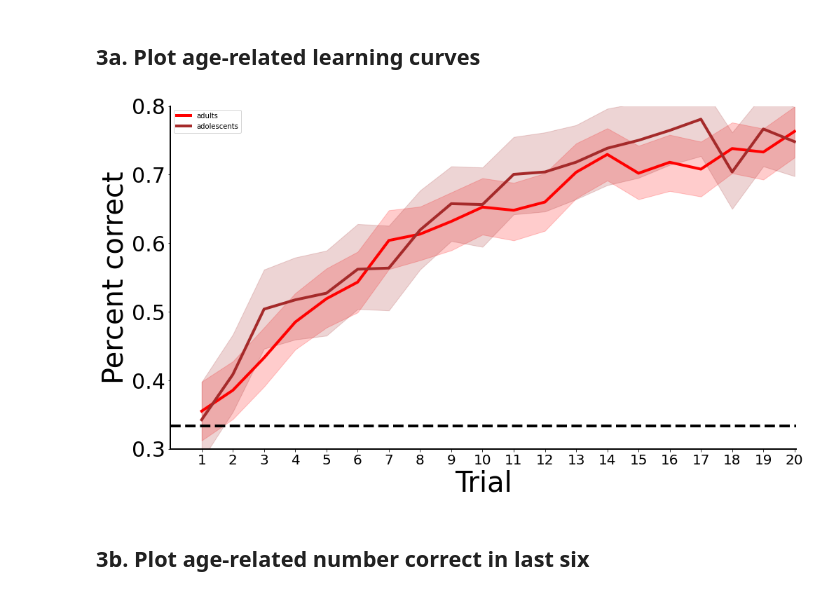
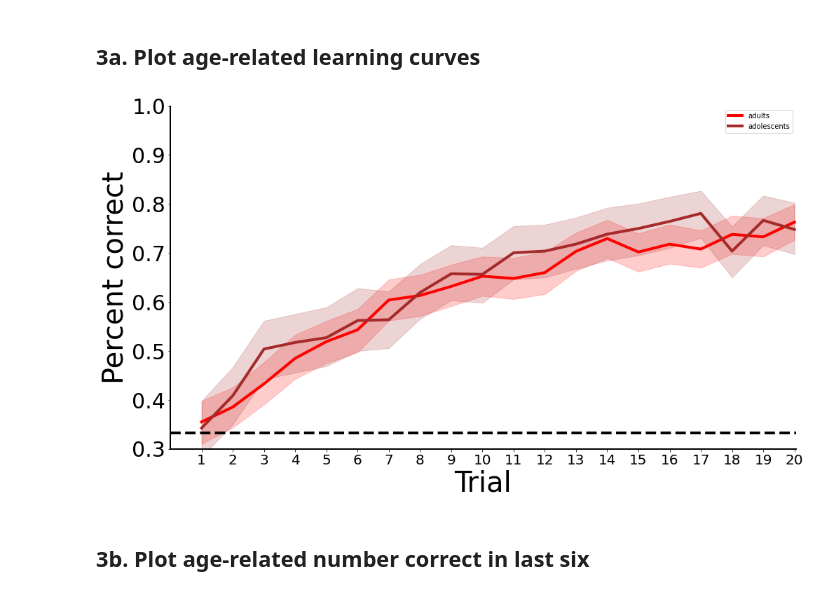
Before and after one commit to angelaradulescu/ldm-analysis, a Jupyter notebook: BehavioralAnalyses.ipynb, the cells around one changed output. Cells and saved outputs as stored; diff of their text form; code cells hidden in the pictures.

Commit message:
got some curves

```diff
--- a/BehavioralAnalyses.ipynb
+++ b/BehavioralAnalyses.ipynb
@@ -95,0 +133,31 @@ ax.tick_params(labelsize=30)
+# %%
+df_learned = pd.melt(learned_df, col_level=0, id_vars='WithinGameTrial', value_vars=['Correct'])
+df_notlearned = pd.melt(notlearned_df, col_level=0, id_vars='WithinGameTrial', value_vars=['Correct'])
+
+fig, (ax1, ax2) = plt.subplots(1 ,2, figsize=(16,9))
+fig.suptitle('Percent Correct over Trials',fontsize = 20)
+ax1.set_title('Game Not Learned',fontsize = 20)
+ax2.set_title('Game Learned',fontsize = 20)
+ax1.axhline(y=1/3, color='k', lw=4, linestyle='--');
+ax2.axhline(y=1/3, color='k', lw=4, linestyle='--');
+
+l1 = sns.lineplot(ax = ax1, x = 'WithinGameTrial', y="value", err_style="band", ci=95, data=df_notlearned, lw=4, legend=False, color='blue')
+l2 = sns.lineplot(ax = ax2, x = 'WithinGameTrial', y="value", err_style="band", ci=95, data=df_learned, lw=4, legend=False, color='green')
+l2.set(ylabel=None)
+sns.despine()
+ax1.set_xlim([0,game_length+.05])
+ax1.set_ylim([0.3,1])
+ax1.set_xticks(np.arange(game_length)+1)
+ax2.set_xlim([0,game_length+.05])
+ax2.set_ylim([0.3, 1])
+ax2.set_xticks(np.arange(game_length)+1)
+xl = ax1.set_xlabel('Trial',fontsize = 20);
+yl = ax1.set_ylabel('Percent correct',fontsize = 20);
+xl = ax2.set_xlabel('Trial',fontsize = 20);
+for axis in ['top','bottom','left','right']:
+      ax1.spines[axis].set_linewidth(2)
+      ax2.spines[axis].set_linewidth(2)
+ax1.tick_params(axis='x',colors='k')
+ax2.tick_params(axis='x',colors='k')
+# plt.xticks(fontsize=20);
+# plt.yticks(fontsize=20);
@@ -157,23 +227,23 @@ adole_behav_data = behav_data.loc[behav_data['Adult'] == False]
 # %%
 df_adult = pd.melt(adult_behav_data, col_level=0, id_vars='WithinGameTrial', value_vars=['Correct'])
 df_adole = pd.melt(adole_behav_data, col_level=0, id_vars='WithinGameTrial', value_vars=['Correct'])
 
 fig, ax = plt.subplots(figsize=(16,9))
 ax.axhline(y=1/3, color='k', lw=4, linestyle='--');
 sns.lineplot(x = 'WithinGameTrial', y="value", err_style="band", ci=95, data=df_adult, lw=4, legend='brief', label='adults', color='red')
 sns.lineplot(x = 'WithinGameTrial', y="value", err_style="band", ci=95, data=df_adole, lw=4, legend='brief', label='adolescents',  color='brown')
 sns.despine()
 ax.set_xlim([0,game_length+.05])
-ax.set_ylim([0.3,0.8])
+ax.set_ylim([0.3,1])
 ax.set_xticks(np.arange(game_length)+1)
 xl = ax.set_xlabel('Trial',fontsize = 40);
 yl = ax.set_ylabel('Percent correct',fontsize = 40);
 for axis in ['top','bottom','left','right']:
       ax.spines[axis].set_linewidth(2)
 ax.tick_params(axis='x',colors='k')
 plt.xticks(fontsize=20);
 plt.yticks(fontsize=30);
 # %% [output]
-[figure, old version]
+[figure, new version]
 # %% [markdown]
 ## 3b. Plot age-related number correct in last six
```
Also changed, not shown: parts of 9 cells of this notebook, 1 other file.
